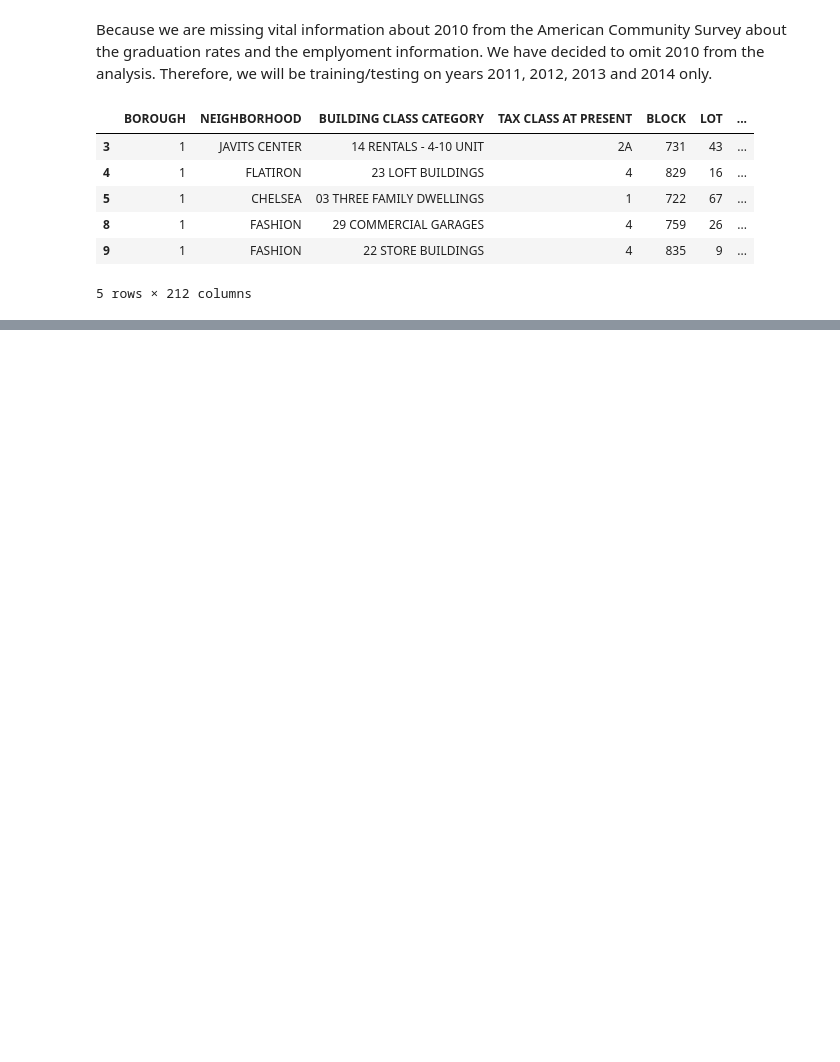
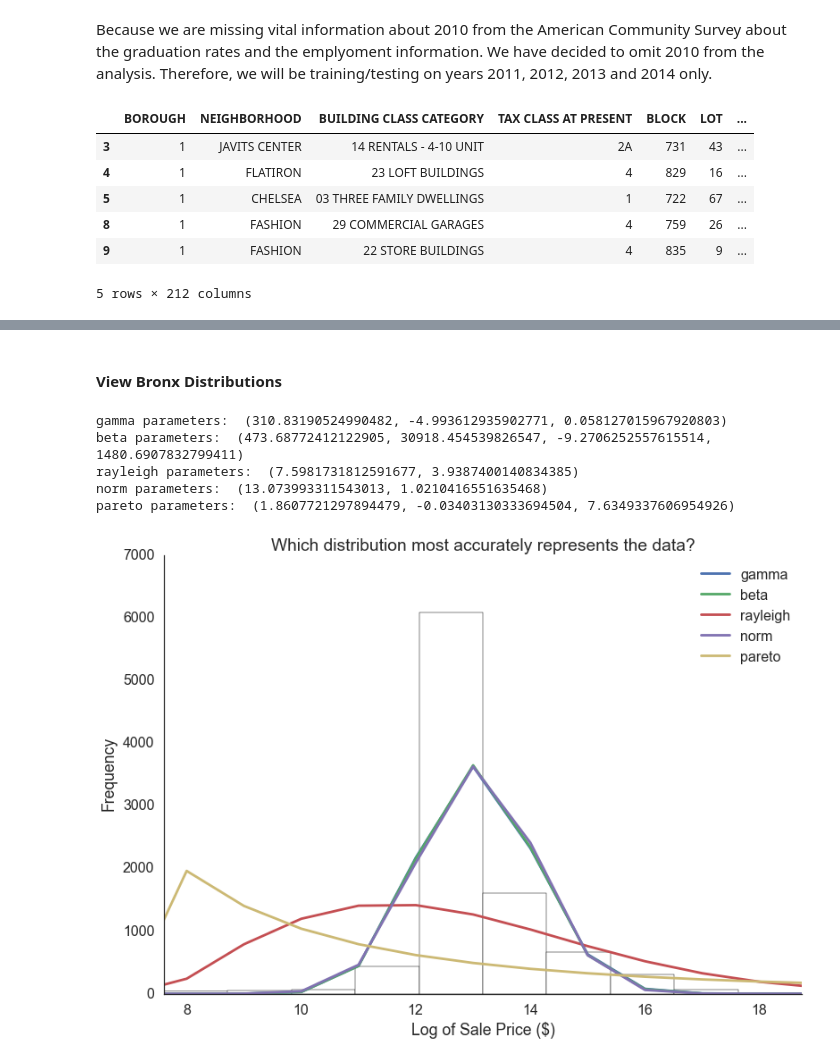
Before and after one commit to jkelleher17/apirates, a Jupyter notebook: Book1.ipynb, the cells around one changed output, grey strips where cells are left out. Cells and saved outputs as stored; diff of their text form; code cells hidden in the pictures; blank space fills up the shorter version.

```diff
--- a/Book1.ipynb
+++ b/Book1.ipynb
@@ -977,0 +1129,33 @@ Pickle the final DataFrame for the other notebooks to use.
+# %% [markdown]
+#### View Bronx Distributions
+# %%
+sns.set_context
+size = len(bronx['Log_Sale_Price'].values)
+x = scipy.arange(size)
+y = bronx['Log_Sale_Price'].values
+h = plt.hist(y, color='w')
+sns.set_style("white")
+dist_names = ['gamma', 'beta', 'rayleigh', 'norm', 'pareto']
+
+for dist_name in dist_names:
+    dist = getattr(scipy.stats, dist_name)
+    param = dist.fit(y)
+    print dist_name, "parameters: ", param
+    pdf_fitted = dist.pdf(x, *param[:-2], loc=param[-2], scale=param[-1]) * size
+    plt.plot(pdf_fitted, label=dist_name)
+    upperb = max(bronx['Log_Sale_Price'].values)
+    lowerb = min(bronx['Log_Sale_Price'].values)
+    plt.xlim(lowerb,upperb)
+plt.legend(loc='upper right')
+plt.xlabel('Log of Sale Price ($)')
+plt.ylabel('Frequency')
+plt.title('Which distribution most accurately represents the data?')
+sns.despine()
+plt.show()
+# %% [output]
+gamma parameters:  (310.83190524990482, -4.993612935902771, 0.058127015967920803)
+beta parameters:  (473.68772412122905, 30918.454539826547, -9.2706252557615514, 1480.6907832799411)
+rayleigh parameters:  (7.5981731812591677, 3.9387400140834385)
+norm parameters:  (13.073993311543013, 1.0210416551635468)
+pareto parameters:  (1.8607721297894479, -0.03403130333694504, 7.6349337606954926)
+[figure, added]
```
Also changed, not shown: parts of 34 cells of this notebook.
